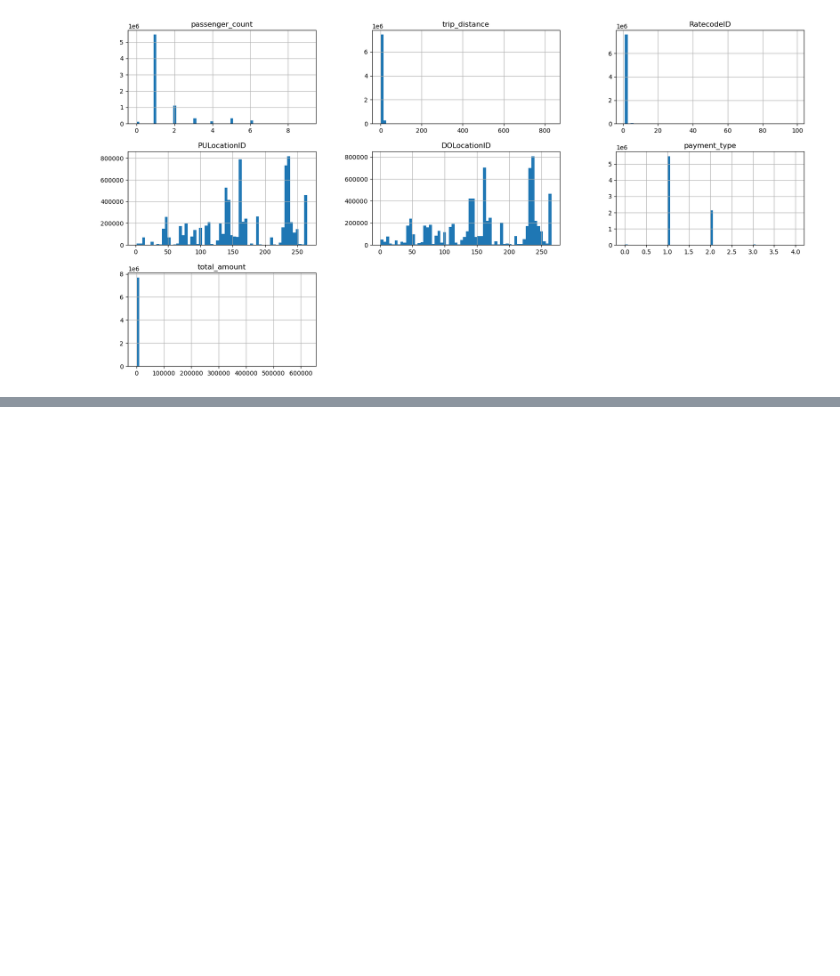
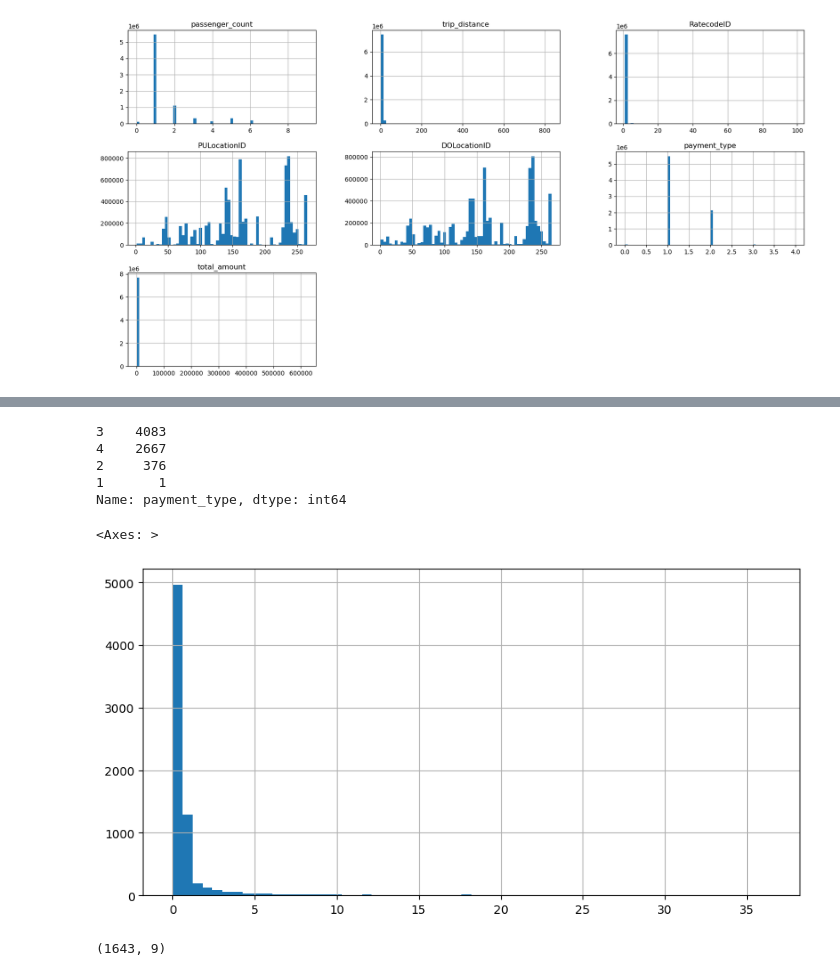
Before and after one commit to gorkemaydogmus/newyork-taxi-analysis, a Jupyter notebook: Presentable notebook.ipynb, the cells around one changed output, grey strips where cells are left out. Drawn from its saved outputs; the diff is of its cells as text; code cells hidden in the pictures; blank space fills up the shorter version.

```diff
--- a/Presentable notebook.ipynb
+++ b/Presentable notebook.ipynb
@@ -102,0 +107,17 @@ KeyError: 'index'
+# %%
+taxi_data[taxi_data['total_amount']<0]['payment_type'].value_counts()
+# %% [output]
+3    4083
+4    2667
+2     376
+1       1
+Name: payment_type, dtype: int64
+# %%
+taxi_data[taxi_data['total_amount']<0]['trip_distance'].hist(bins=60, figsize= (10,5))
+# %% [output]
+<Axes: >
+[figure, added]
+# %%
+print(taxi_data[taxi_data['total_amount']==0].shape)
+# %% [output]
+(1643, 9)
```
Also changed, not shown: parts of 115 cells of this notebook, 1 other file.
